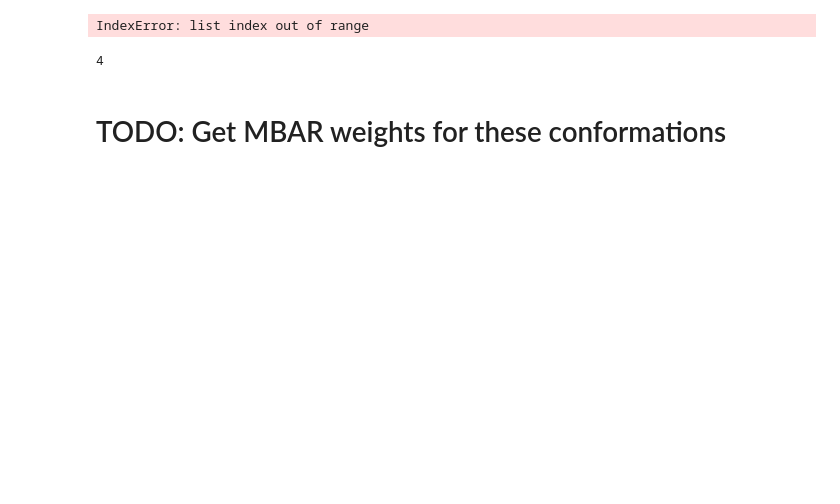
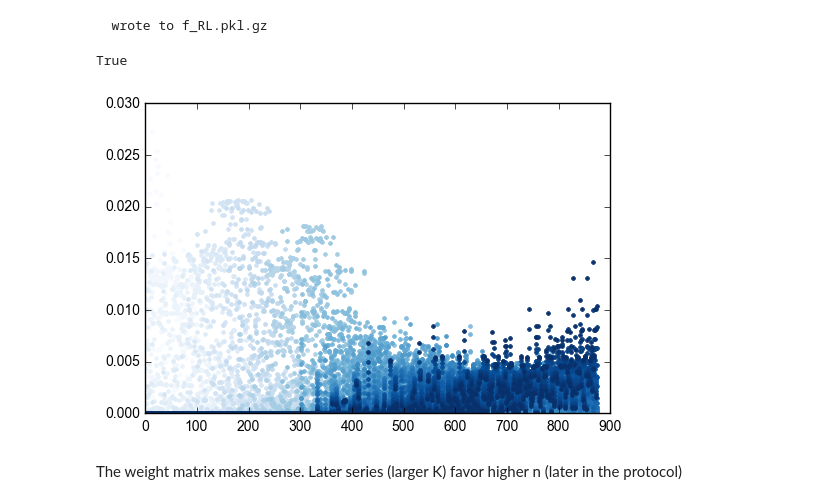
Before and after one commit to CCBatIIT/AlGDock, a Jupyter notebook: Example/SIR_after_repX.ipynb, the cells around one changed output. Drawn from its saved outputs; the diff is of its cells as text; code cells hidden in the pictures; blank space fills up the shorter version.

```diff
--- a/Example/SIR_after_repX.ipynb
+++ b/Example/SIR_after_repX.ipynb
@@ -184,7 +205,6 @@ for snap in range(nsweeps):
 if process=='dock':
   if self.params['dock']['rmsd'] is not False:
     terms.append('rmsd') # Make sure to save the rmsd
-Es = []
 Es_repX = []
 for k in range(K):
   E_k = {}
@@ -207,18 +227,41 @@ for k in range(K):
   if self.params[process]['keep_intermediate'] or \
       ((process=='cool') and (k==0)) or (k==(K-1)):
     self.confs[process]['samples'][k].append([confs_k[n] for n in store_indicies])
+  confs_repX.append(confs_k)
 
 # Store final conformation of each replica
 self.confs[process]['replicas'] = \
   [storage['confs'][store_indicies[-1]][inv_state_inds[-1][k]] \
    for k in range(K)]
+
+setattr(self,'_%s_cycle'%process,cycle + 1)
-# %% [output]
-IndexError: list index out of range
 # %%
 # Calculate MBAR free energy
-
-len(self.f_RL['grid_MBAR'])
+self.calc_f_RL(do_solvation=False)
 # %% [output]
-4
+  wrote to f_RL.pkl.gz
+True
-# %% [markdown]
-# TODO: Get MBAR weights for these conformations
+# %%
+# MBAR weights for replica exchange configurations
+(u_kln,N_k) = self._u_kln(Es_repX,self.dock_protocol)
+
+# This is a more direct way to get the weights
+from pymbar.utils import kln_to_kn
+u_kn = kln_to_kn(u_kln, N_k=N_k)
+
+from pymbar.utils import logsumexp
+log_denominator_n = logsumexp(self.f_RL['grid_MBAR'][-1] - u_kn.T, b=N_k, axis=1)
+logW = self.f_RL['grid_MBAR'][-1] - u_kn.T - log_denominator_n[:, np.newaxis]
+W_nl = np.exp(logW)
+for k in range(K):
+    W_nl[:,k] = W_nl[:,k]/np.sum(W_nl[:,k])
+# %%
+%matplotlib inline
+import matplotlib.pyplot as plt
+colors = plt.cm.Blues(np.linspace(0, 1, K))
+for k in range(K):
+    plt.plot(W_nl[:,k],'.',color=colors[k])
+# %% [output]
+[figure, added]
+# %% [markdown]
+The weight matrix makes sense. Later series (larger K) favor higher n (later in the protocol)
```
Also changed, not shown: parts of 5 cells of this notebook, 1 other file.
